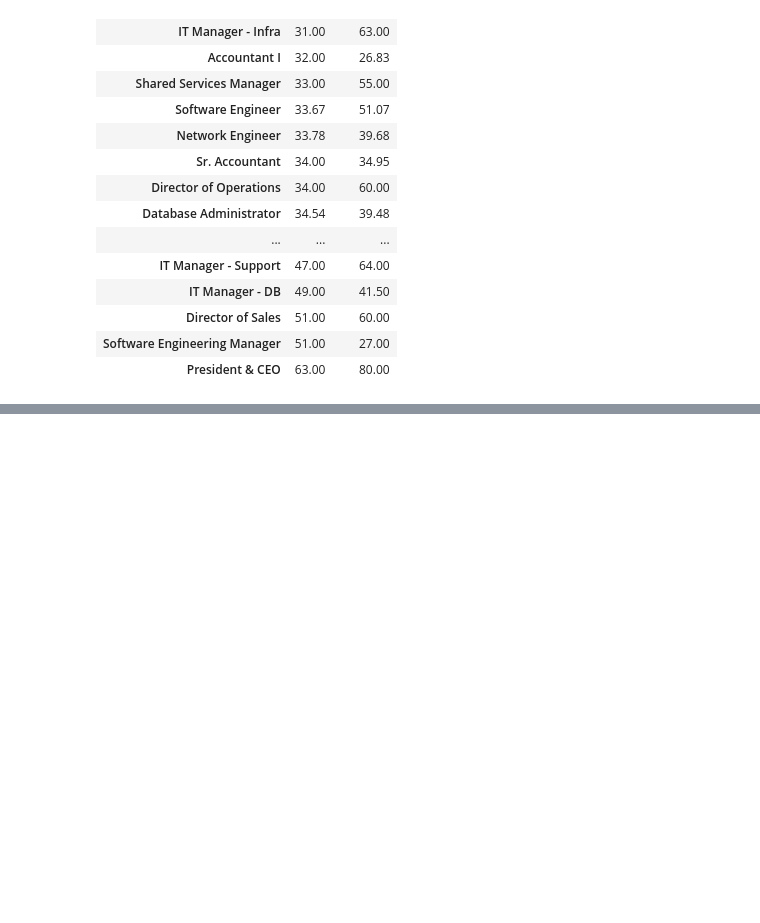
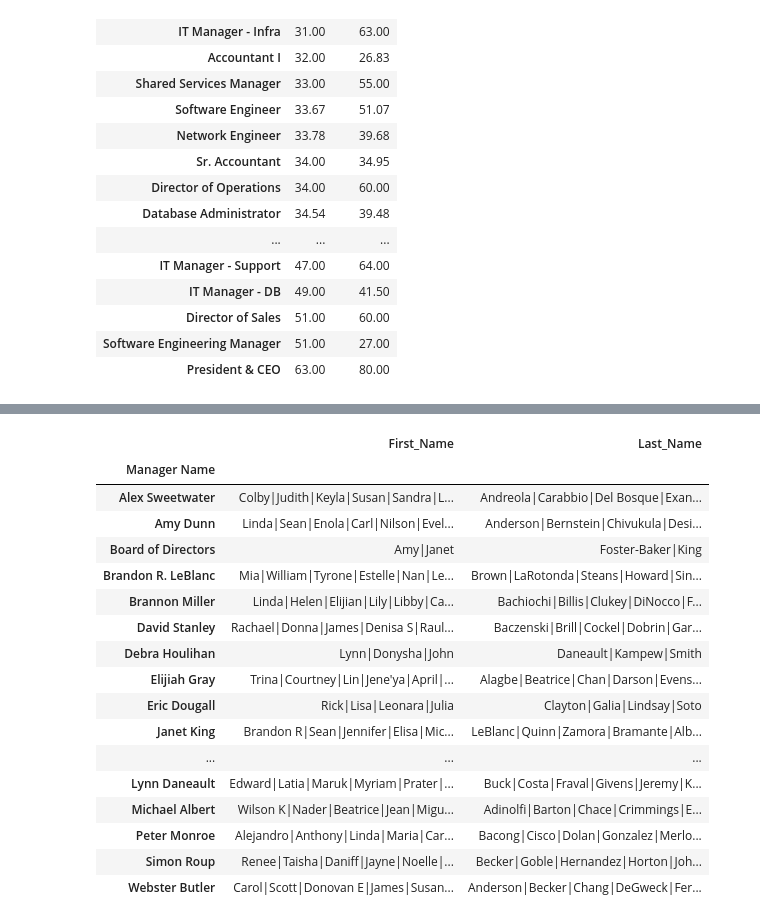
Before and after one commit to Lukasz-Cesarski/dstip, a Jupyter notebook: 04_Pandas/04_02_Pandas_Data_Frames_1.ipynb, the cells around one changed output, grey strips where cells are left out. Cells and saved outputs as stored; diff of their text form; code cells hidden in the pictures; blank space fills up the shorter version.

```diff
--- a/04_Pandas/04_02_Pandas_Data_Frames.ipynb
+++ b/04_Pandas/04_02_Pandas_Data_Frames_1.ipynb
@@ -493,0 +519,22 @@ dtype: float64
+# %%
+# we will pass our own aggregation fucntion
+df.groupby('Manager Name')[['First_Name','Last_Name']].agg(lambda x: "|".join(x))
+# %% [output]
+|  | First_Name | Last_Name |
+| Manager Name |  |  |
+| Alex Sweetwater | Colby|Judith|Keyla|Susan|Sandra|L... | Andreola|Carabbio|Del Bosque|Exan... |
+| Amy Dunn | Linda|Sean|Enola|Carl|Nilson|Evel... | Anderson|Bernstein|Chivukula|Desi... |
+| Board of Directors | Amy|Janet | Foster-Baker|King |
+| Brandon R. LeBlanc | Mia|William|Tyrone|Estelle|Nan|Le... | Brown|LaRotonda|Steans|Howard|Sin... |
+| Brannon Miller | Linda|Helen|Elijian|Lily|Libby|Ca... | Bachiochi|Billis|Clukey|DiNocco|F... |
+| David Stanley | Rachael|Donna|James|Denisa S|Raul... | Baczenski|Brill|Cockel|Dobrin|Gar... |
+| Debra Houlihan | Lynn|Donysha|John | Daneault|Kampew|Smith |
+| Elijiah Gray | Trina|Courtney|Lin|Jene'ya|April|... | Alagbe|Beatrice|Chan|Darson|Evens... |
+| Eric Dougall | Rick|Lisa|Leonara|Julia | Clayton|Galia|Lindsay|Soto |
+| Janet King | Brandon R|Sean|Jennifer|Elisa|Mic... | LeBlanc|Quinn|Zamora|Bramante|Alb... |
+| ... | ... | ... |
+| Lynn Daneault | Edward|Latia|Maruk|Myriam|Prater|... | Buck|Costa|Fraval|Givens|Jeremy|K... |
+| Michael Albert | Wilson K|Nader|Beatrice|Jean|Migu... | Adinolfi|Barton|Chace|Crimmings|E... |
+| Peter Monroe | Alejandro|Anthony|Linda|Maria|Car... | Bacong|Cisco|Dolan|Gonzalez|Merlo... |
+| Simon Roup | Renee|Taisha|Daniff|Jayne|Noelle|... | Becker|Goble|Hernandez|Horton|Joh... |
+| Webster Butler | Carol|Scott|Donovan E|James|Susan... | Anderson|Becker|Chang|DeGweck|Fer... |
```
Also changed, not shown: parts of 22 cells of this notebook, 22 other files.
